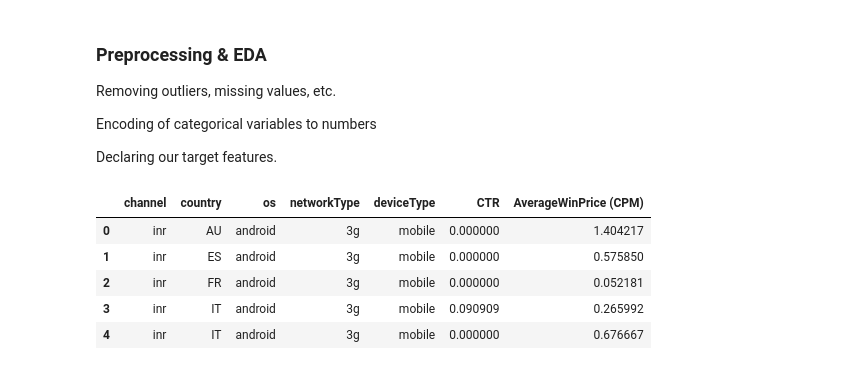
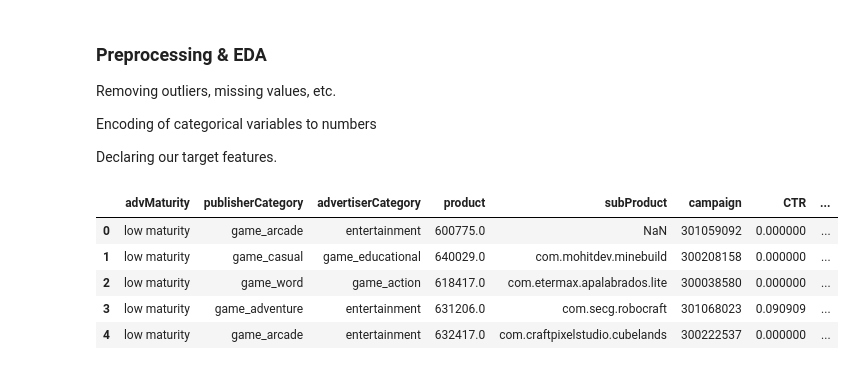
Before and after one commit to ROCstudios/ad-bidding-challenge, a Jupyter notebook: v3_advertiser_product_bid_strategy.ipynb, the cells around one changed output. Drawn from its saved outputs; the diff is of its cells as text; code cells hidden in the pictures.

```diff
--- a/v3_advertiser_product_bid_strategy.ipynb
+++ b/v3_advertiser_product_bid_strategy.ipynb
@@ -152,7 +154,7 @@ If you’re not satisfied with the results, you could then try a multi-target mo
 # %%
 #create our CTR feature
 historical_df['CTR'] = historical_df['clicks'] / historical_df['impressions']
-channel_metrics_cols = ['channel', 'country', 'os', 'networkType', 'deviceType', 'CTR', 'AverageWinPrice (CPM)']
+adv_metrics_cols = ['advMaturity', 'publisherCategory', 'advertiserCategory', 'product', 'subProduct', 'campaign', 'CTR', 'AverageWinPrice (CPM)']
 # %%
 plt.figure(figsize=(20, 12))
 
@@ -312,12 +206,12 @@ Encoding of categorical variables to numbers
 Declaring our target features.
 # %%
 # create our new dataframe with our features from channel_metrics_cols
-historical_eda_df = historical_df[channel_metrics_cols]
+historical_eda_df = historical_df[adv_metrics_cols]
 historical_eda_df.head()
 # %% [output]
-|  | channel | country | os | networkType | deviceType | CTR | AverageWinPrice (CPM) |
-| 0 | inr | AU | android | 3g | mobile | 0.000000 | 1.404217 |
-| 1 | inr | ES | android | 3g | mobile | 0.000000 | 0.575850 |
-| 2 | inr | FR | android | 3g | mobile | 0.000000 | 0.052181 |
-| 3 | inr | IT | android | 3g | mobile | 0.090909 | 0.265992 |
-| 4 | inr | IT | android | 3g | mobile | 0.000000 | 0.676667 |
+|  | advMaturity | publisherCategory | advertiserCategory | product | subProduct | campaign | CTR | ... |
+| 0 | low maturity | game_arcade | entertainment | 600775.0 | NaN | 301059092 | 0.000000 | ... |
+| 1 | low maturity | game_casual | game_educational | 640029.0 | com.mohitdev.minebuild | 300208158 | 0.000000 | ... |
+| 2 | low maturity | game_word | game_action | 618417.0 | com.etermax.apalabrados.lite | 300038580 | 0.000000 | ... |
+| 3 | low maturity | game_adventure | entertainment | 631206.0 | com.secg.robocraft | 301068023 | 0.090909 | ... |
+| 4 | low maturity | game_arcade | entertainment | 632417.0 | com.craftpixelstudio.cubelands | 300222537 | 0.000000 | ... |
```
Also changed, not shown: parts of 22 cells of this notebook, 2 other files.
